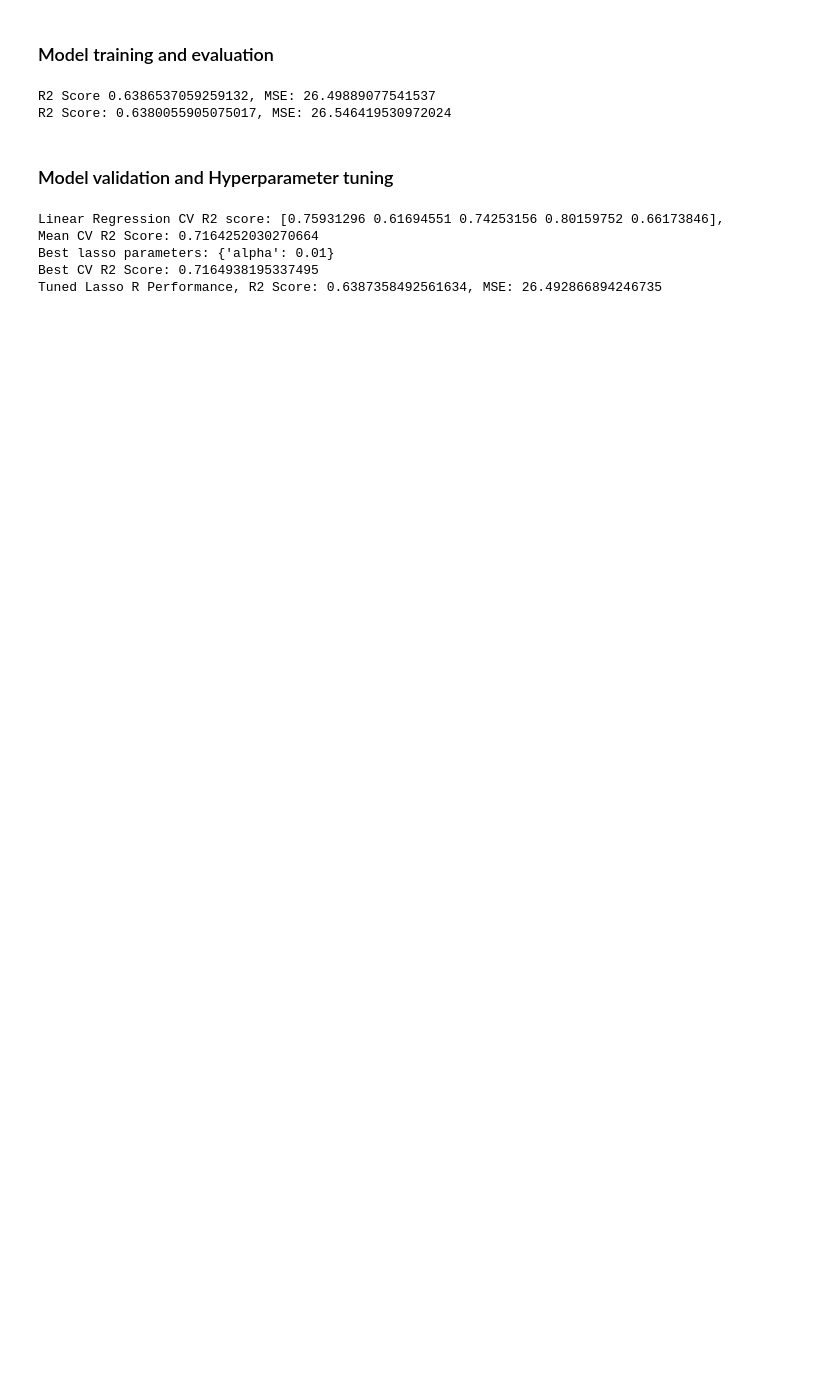
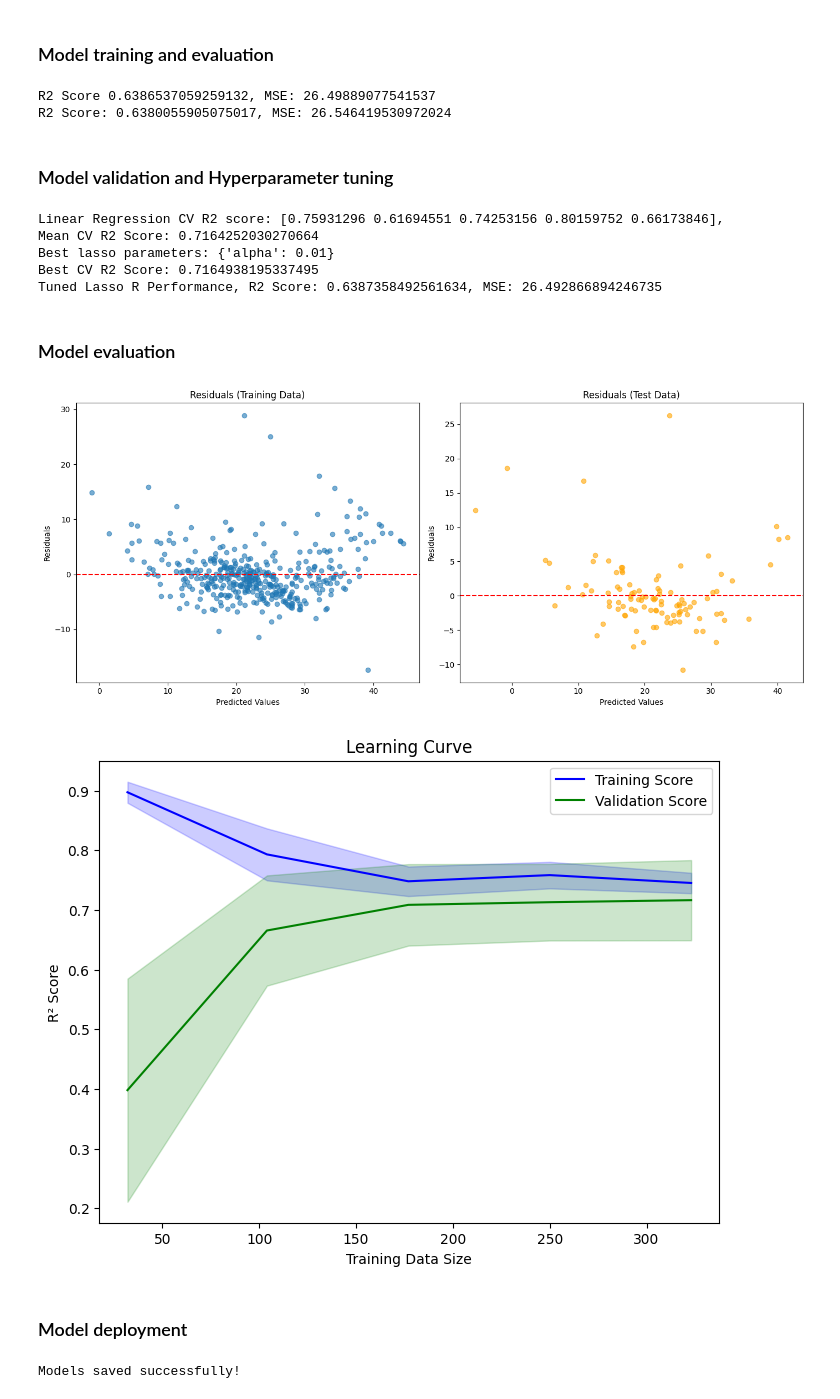
Before and after one commit to amanjaiswalofficial/machine-learning-engineer-projects, a Jupyter notebook: 02_end2end_pipeline.ipynb, the cells around one changed output. Cells and saved outputs as stored; diff of their text form; code cells hidden in the pictures; blank space fills up the shorter version.

```diff
--- a/02_end2end_pipeline.ipynb
+++ b/02_end2end_pipeline.ipynb
@@ -148,3 +143,82 @@ Linear Regression CV R2 score: [0.75931296 0.61694551 0.74253156 0.80159752 0.66
 Best lasso parameters: {'alpha': 0.01}
 Best CV R2 Score: 0.7164938195337495
 Tuned Lasso R Performance, R2 Score: 0.6387358492561634, MSE: 26.492866894246735
+# %% [markdown]
+### Model evaluation
+# %%
+import matplotlib.pyplot as plt
+import numpy as np
+from sklearn.model_selection import learning_curve
+
+y_train_pred = best_lasso.predict(X_train_scaled)
+y_test_pred = best_lasso.predict(X_test_scaled)
+
+residuals_train = y_train - y_train_pred
+residuals_test = y_test - y_test_pred
+
+plt.figure(figsize=(14, 6))
+plt.subplot(1, 2, 1)
+plt.scatter(y_train_pred, residuals_train, alpha=0.6)
+plt.axhline(0, color='r', linestyle='--')
+plt.title("Residuals (Training Data)")
+plt.xlabel("Predicted Values")
+plt.ylabel("Residuals")
+
+plt.subplot(1, 2, 2)
+plt.scatter(y_test_pred, residuals_test, alpha=0.6, color='orange')
+plt.axhline(0, color='r', linestyle='--')
+plt.title("Residuals (Test Data)")
+plt.xlabel("Predicted Values")
+plt.ylabel("Residuals")
+
+plt.tight_layout()
+plt.show()
+
+train_sizes, train_scores, test_scores = learning_curve(best_lasso, X_train_scaled, y_train, cv=5, scoring='r2', n_jobs=-1)
+train_mean = np.mean(train_scores, axis=1)
+train_std = np.std(train_scores, axis=1)
+test_mean = np.mean(test_scores, axis=1)
+test_std = np.std(test_scores, axis=1)
+
+plt.figure(figsize=(8, 6))
+plt.plot(train_sizes, train_mean, label="Training Score", color="blue")
+plt.fill_between(
+    train_sizes,
+    train_mean - train_std,
+    train_mean + train_std,
+    color="blue",
+    alpha=0.2,
+)
+plt.plot(train_sizes, test_mean, label="Validation Score", color="green")
+plt.fill_between(
+    train_sizes,
+    test_mean - test_std,
+    test_mean + test_std,
+    color="green",
+    alpha=0.2,
+)
+plt.title("Learning Curve")
+plt.xlabel("Training Data Size")
+plt.ylabel("R² Score")
+plt.legend()
+plt.show()
+# %% [output]
+[figure, added]
+[figure, added]
+# %% [markdown]
+### Model deployment
+# %%
+import pickle
+
+import os
+os.makedirs("models", exist_ok=True)
+
+with open("models/linear_regression.pkl", "wb") as f:
+    pickle.dump(linear_model, f)
+
+with open("models/lasso_regression.pkl", "wb") as f:
+    pickle.dump(lasso_model, f)
+
+print("Models saved successfully!")
+# %% [output]
+Models saved successfully!
```
Also changed, not shown: parts of 4 cells of this notebook.
